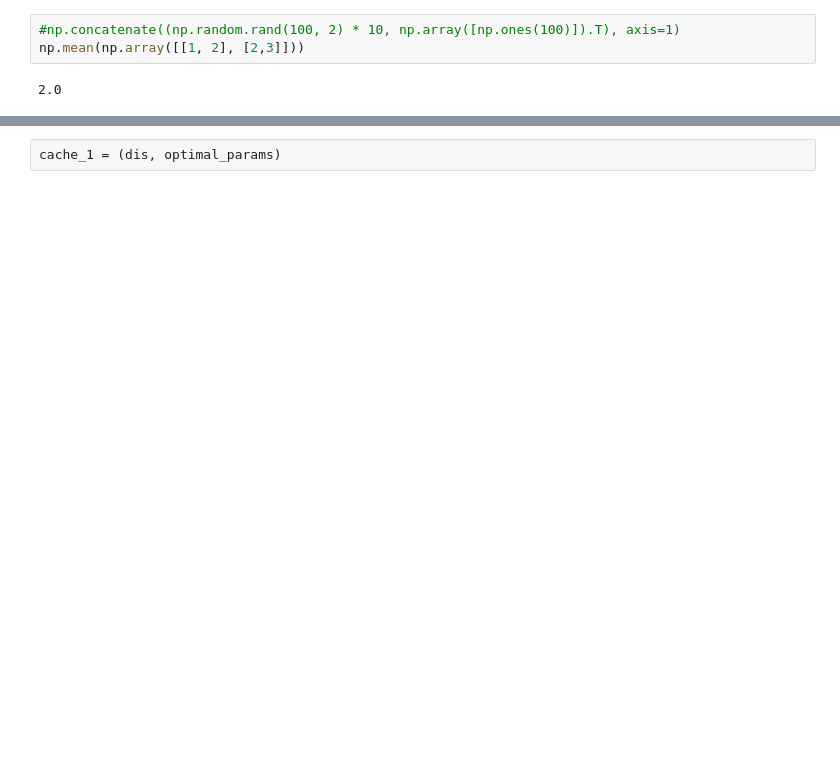
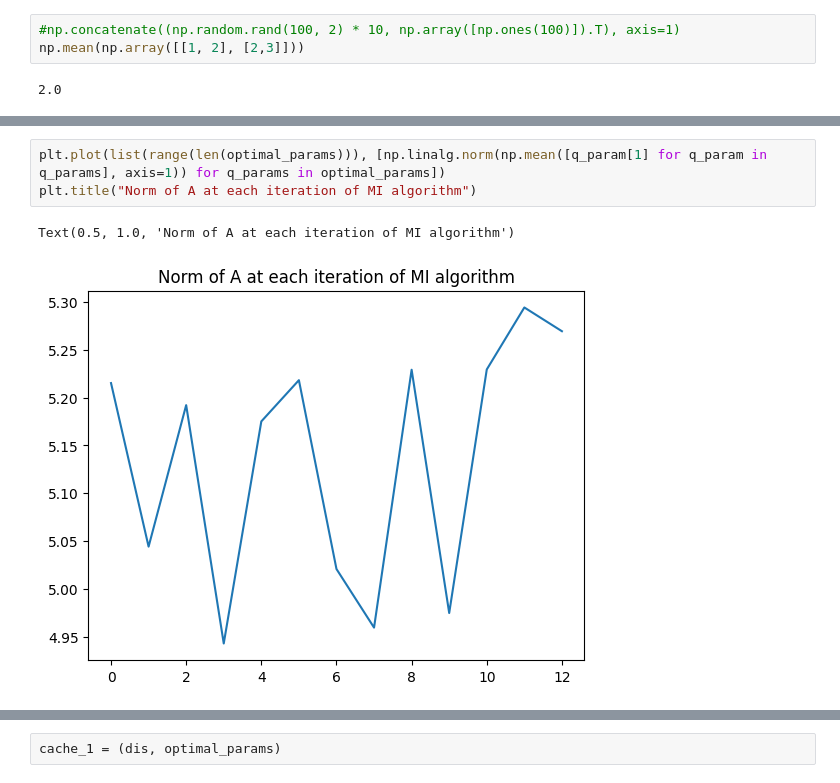
Before and after one commit to Snailed/bayesian-optimal-design-pocs, a Jupyter notebook: python/Week 4, second attempt.ipynb, the cells around one changed output, grey strips where cells are left out. Drawn from its saved outputs; the diff is of its cells as text; blank space fills up the shorter version.

```diff
--- a/python/Week 4, second attempt.ipynb
+++ b/python/Week 4, second attempt.ipynb
@@ -237,0 +484,6 @@ Text(0.5, 1.0, '')
+# %%
+plt.plot(list(range(len(optimal_params))), [np.linalg.norm(np.mean([q_param[1] for q_param in q_params], axis=1)) for q_params in optimal_params])
+plt.title("Norm of A at each iteration of MI algorithm")
+# %% [output]
+Text(0.5, 1.0, 'Norm of A at each iteration of MI algorithm')
+[figure, added]
```
Also changed, not shown: parts of 40 cells of this notebook.
